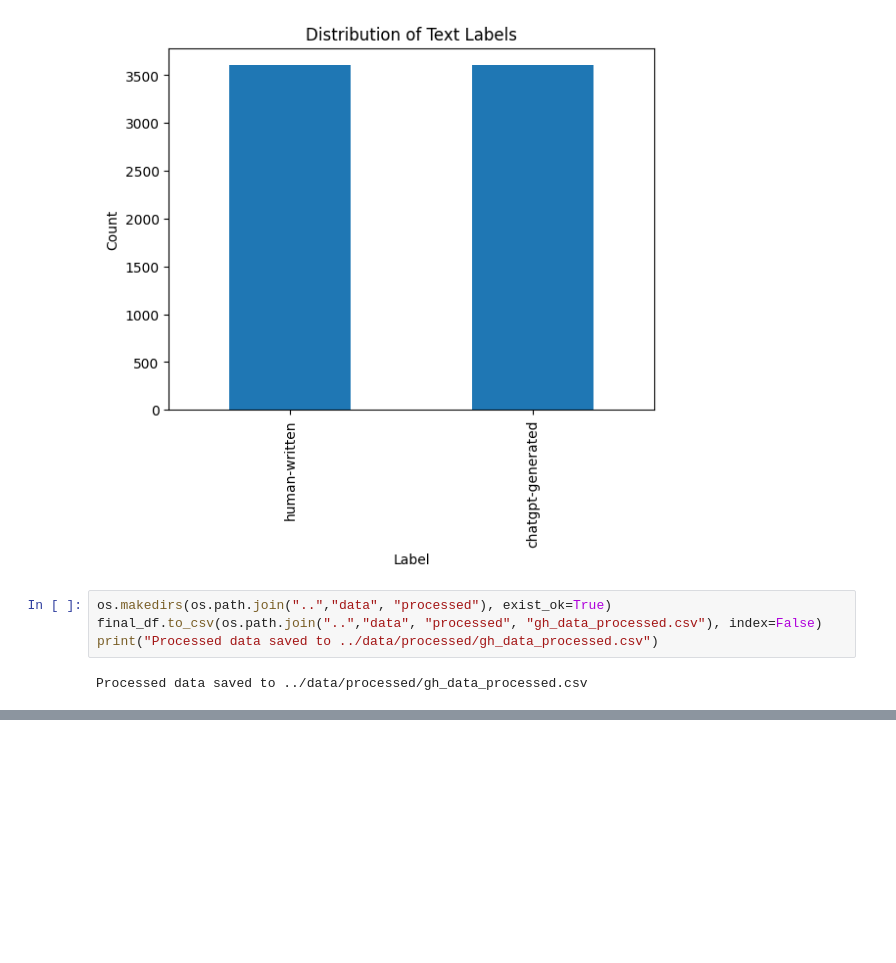
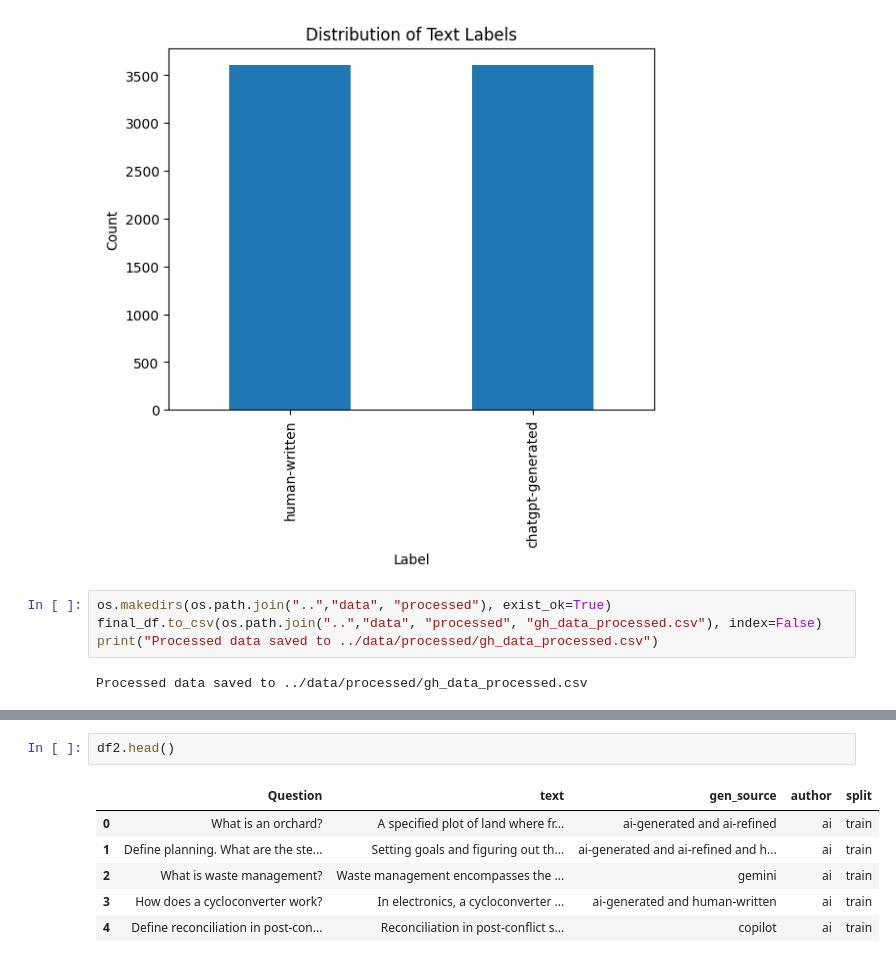
Before and after one commit to musharraf-Mac/AI-Text-Detection-NIA, a Jupyter notebook: notebooks/01_data_preprocessing.ipynb, the cells around one changed output, grey strips where cells are left out. Saved outputs shown, nothing was run; the diff lists cells and outputs as text; blank space fills up the shorter version.

```diff
--- a/notebooks/01_data_preprocessing.ipynb
+++ b/notebooks/01_data_preprocessing.ipynb
@@ -167,0 +190,9 @@ Processed data saved to ../data/processed/gh_data_processed.csv
+# %%
+df2.head()
+# %% [output]
+|  | Question | text | gen_source | author | split |
+| 0 | What is an orchard? | A specified plot of land where fr... | ai-generated and ai-refined | ai | train |
+| 1 | Define planning. What are the ste... | Setting goals and figuring out th... | ai-generated and ai-refined and h... | ai | train |
+| 2 | What is waste management? | Waste management encompasses the ... | gemini | ai | train |
+| 3 | How does a cycloconverter work? | In electronics, a cycloconverter ... | ai-generated and human-written | ai | train |
+| 4 | Define reconciliation in post-con... | Reconciliation in post-conflict s... | copilot | ai | train |
```
Also changed, not shown: parts of 8 cells of this notebook, 1 other file.
